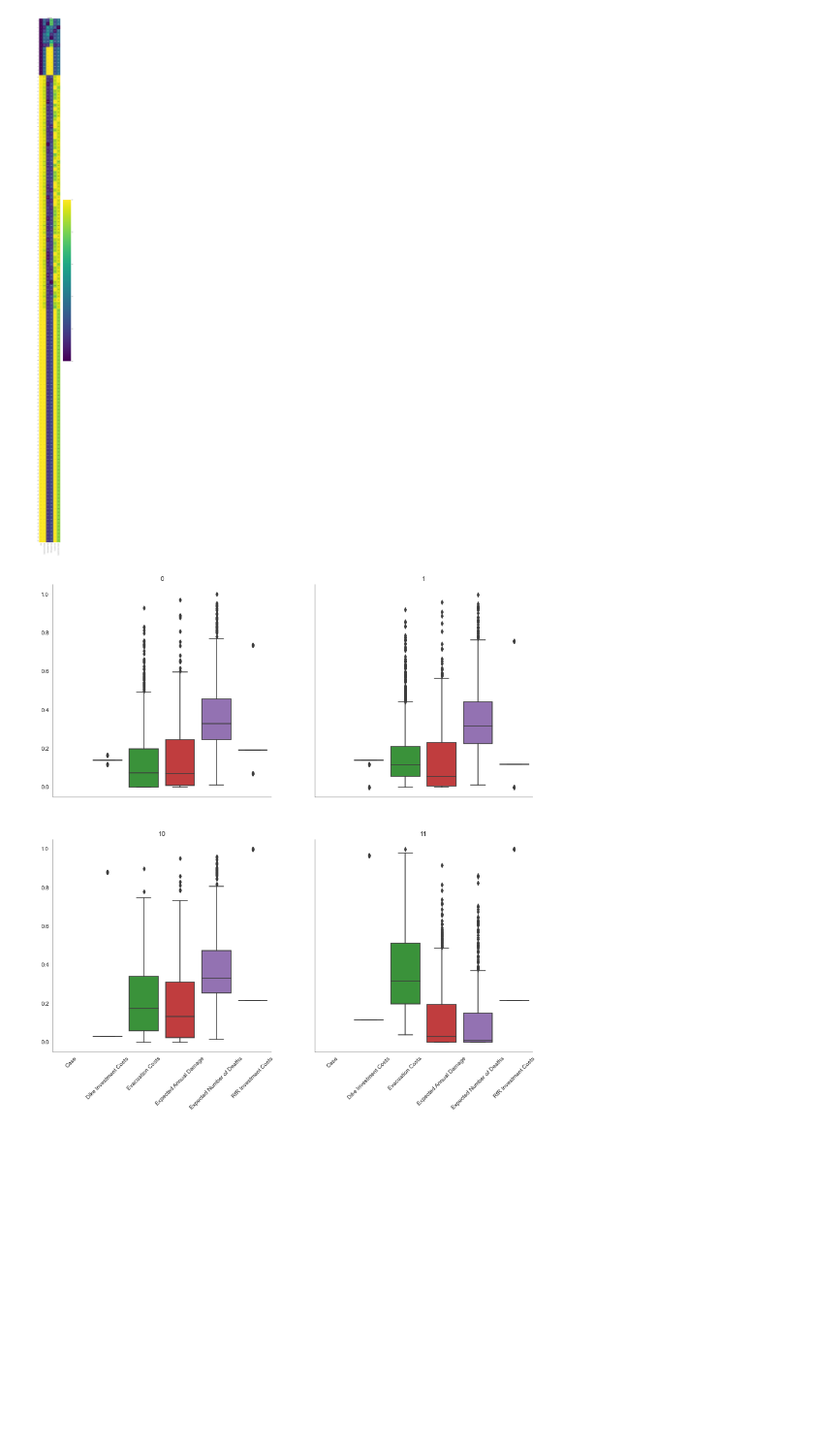
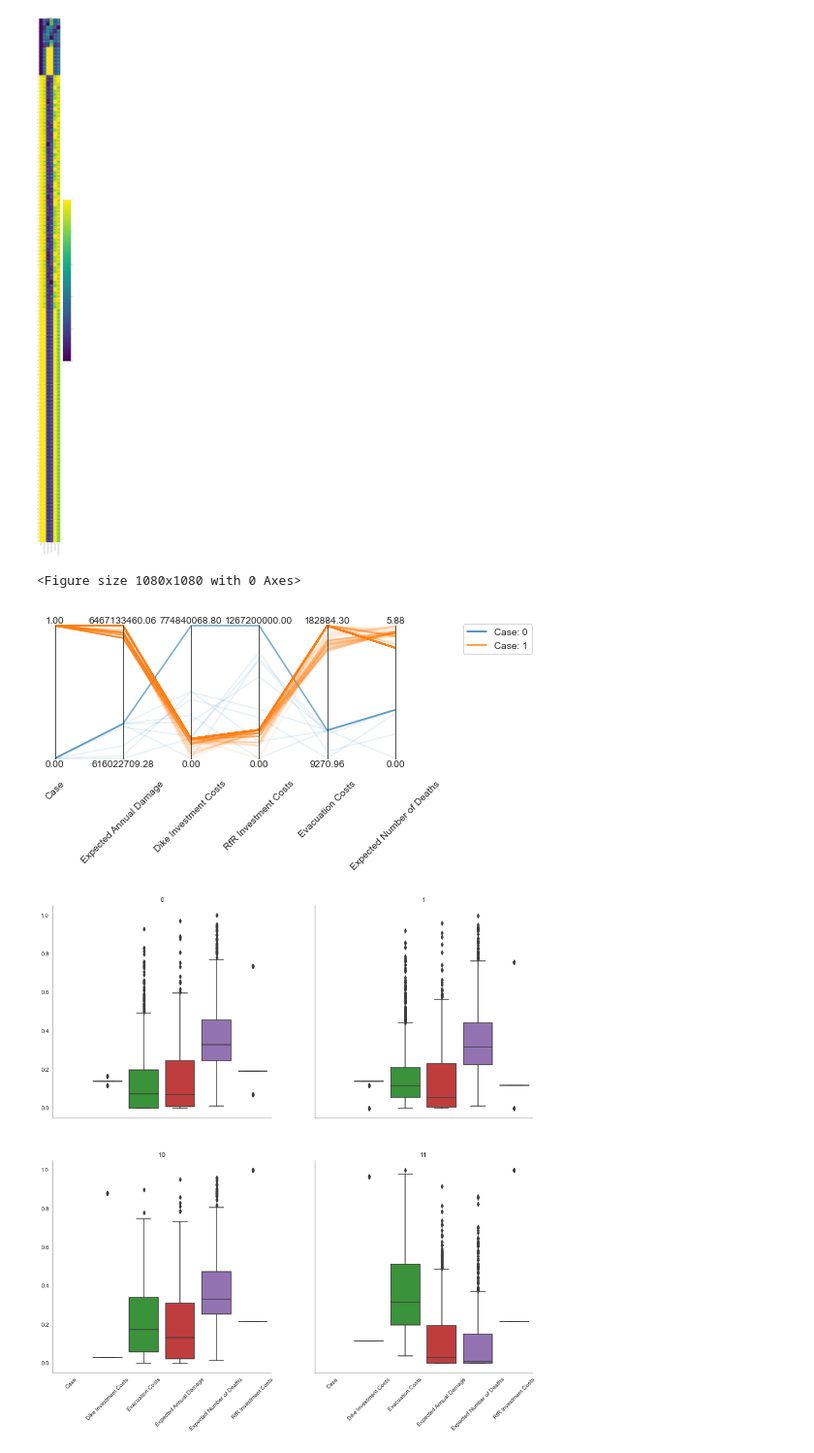
Before and after one commit to rhysits/thesis, a Jupyter notebook: final assignment/01_Directed_Search_Merge.ipynb, the cells around one changed output. Shown at 97% size. Drawn from its saved outputs; the diff is of its cells as text; code cells hidden in the pictures; blank space fills up the shorter version.

```diff
--- a/final assignment/01_Directed_Search_Merge.ipynb
+++ b/final assignment/01_Directed_Search_Merge.ipynb
@@ -259,32 +259,38 @@ plt.show()
 # %%
 data = max_regret
 
 colors = sns.color_palette()
 
 
 # makes it easier to identify the policy associated with each line
 # in the parcoords plot
 # data['policy'] = data.index.astype("float64")
 
 limits = parcoords.get_limits(data)
 #limits.loc[0, ['utility', 'inertia', 'reliability', 'max_P']] = 0
 
+# fig = plt.figure(figsize=(15,15))
+# ax  = fig.add_subplot(111)
+
 plt.figure(figsize=(15,15))
 paraxes = parcoords.ParallelAxes(limits, fontsize=10, rot=45)
 cases = []
 for i, (index, row) in enumerate(data.iterrows()):
     if row['Case'] in cases:
         paraxes.plot(row.to_frame().T, color=colors[int(row['Case'])], alpha=0.1)
     else:
         cases.append(row['Case'])
-        paraxes.plot(row.to_frame().T, label=f"Case: {int(row['Case'])}", color=colors[int(row['Case'])], alpha=0.05)
+        paraxes.plot(row.to_frame().T, label=f"Case: {int(row['Case'])}", color=colors[int(row['Case'])], alpha=0.1)
 
 paraxes.legend()
 
-plt.savefig(f".\output\directed_search\Directed_Search_combined_{experiment_number}_paracord_regret.svg", dpi=600)
-plt.savefig(f".\output\directed_search\Directed_Search_combined_{experiment_number}_paracord_regret.png", dpi=600)
+plt.savefig(f".\output\directed_search\Directed_Search_combined_{experiment_number}_paracord_regret.svg", dpi=600, bbox_inches='tight')
+plt.savefig(f".\output\directed_search\Directed_Search_combined_{experiment_number}_paracord_regret.png", dpi=600, bbox_inches='tight')
 
 plt.show()
+# %% [output]
+<Figure size 1080x1080 with 0 Axes>
+[figure, added]
 # %%
 from collections import defaultdict
 
```
Also changed, not shown: parts of 4 cells of this notebook, 10 other files.
